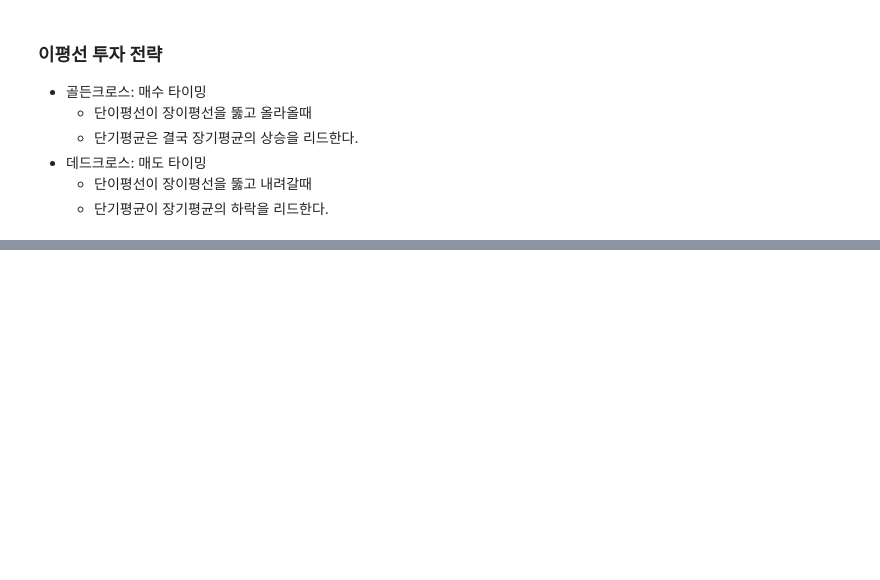
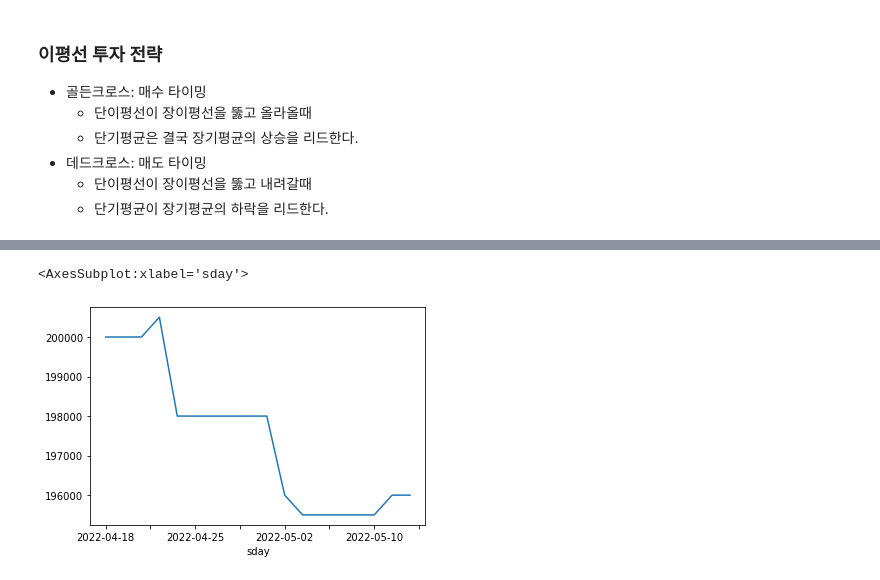
Before and after one commit to Parksaetbyeol/Jupyter_coding, a Jupyter notebook: STOCK/02. ewm.ipynb, the cells around one changed output, grey strips where cells are left out. Drawn from its saved outputs; the diff is of its cells as text; code cells hidden in the pictures; blank space fills up the shorter version.

```diff
--- a/STOCK/02. ewm.ipynb
+++ b/STOCK/02. ewm.ipynb
@@ -108,8 +107,0 @@ mdf[['sclose','sshortmv','shortmv']].plot()
-# %%
-mdf['sshortmv']=mdf['sclose'].rolling(window=5).mean()
-#mdf['longmv']=mdf['sclose'].rolling(window=20).mean()
-mdf['shortmv']=mdf['sclose'].ewm(span=5).mean()
-mdf['longmv']=mdf['sclose'].ewm(span=10).mean()
-#mdf['shortstd']=mdf['sclose'].ewm().std()
-#mdf['shortstd'].plot()
-mdf[['sclose','sshortmv','shortmv','longmv']].plot()
@@ -168,0 +168,5 @@ simStock(mdf)
+# %%
+mdf['balance'].plot()
+# %% [output]
+<AxesSubplot:xlabel='sday'>
+[figure, added]
```
Also changed, not shown: parts of 5 cells of this notebook.
